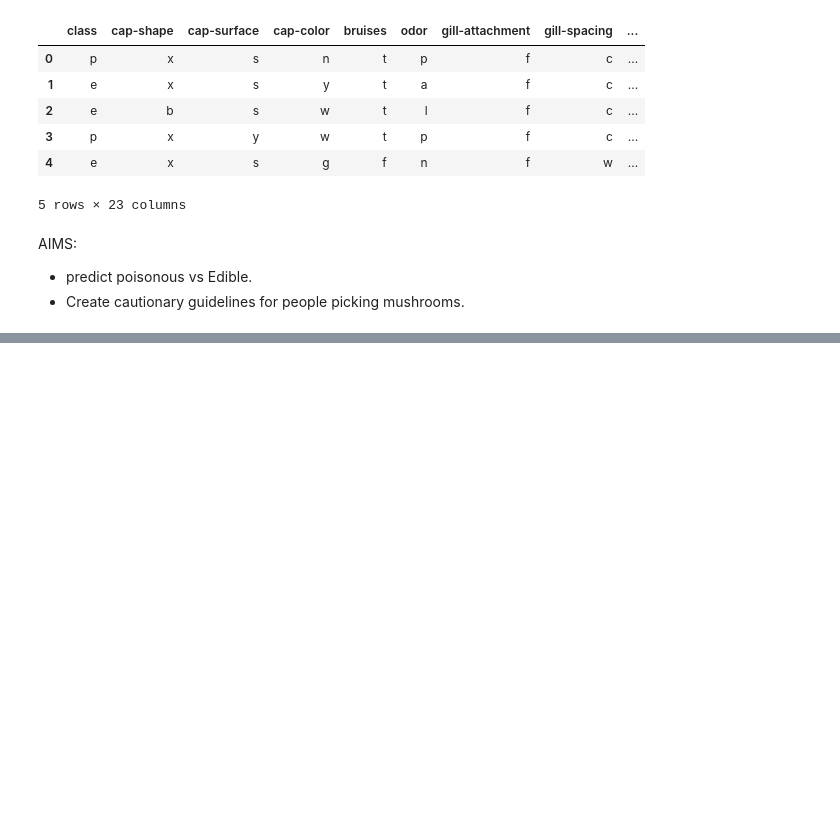
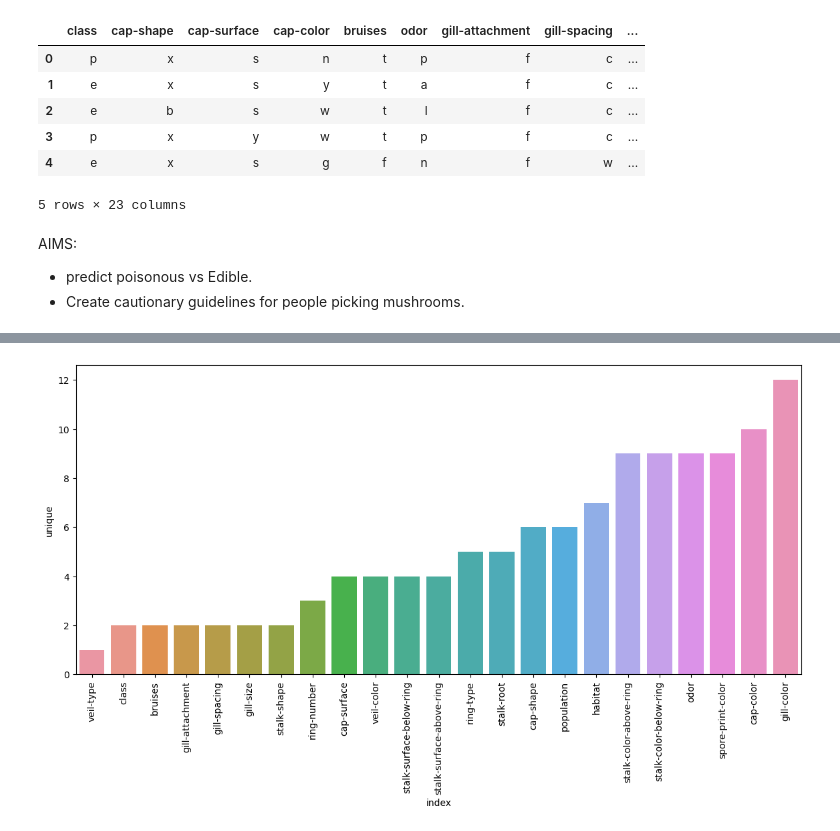
Before and after one commit to NadeemDin/ML-Tree-Based-Methods, a Jupyter notebook: Boosting Method Notes.ipynb, the cells around one changed output, grey strips where cells are left out. Cells and saved outputs as stored; diff of their text form; code cells hidden in the pictures; blank space fills up the shorter version.

```diff
--- a/Boosting Method Notes.ipynb
+++ b/Boosting Method Notes.ipynb
@@ -39,0 +70,8 @@ AIMS:
+# %%
+uniq_features = df.describe().transpose().reset_index().sort_values('unique')
+# %%
+plt.figure(figsize=(14,6))
+sns.barplot(data=uniq_features,x='index',y='unique')
+plt.xticks(rotation=90);
+# %% [output]
+[figure, added]
```
Also changed, not shown: parts of 30 cells of this notebook.
